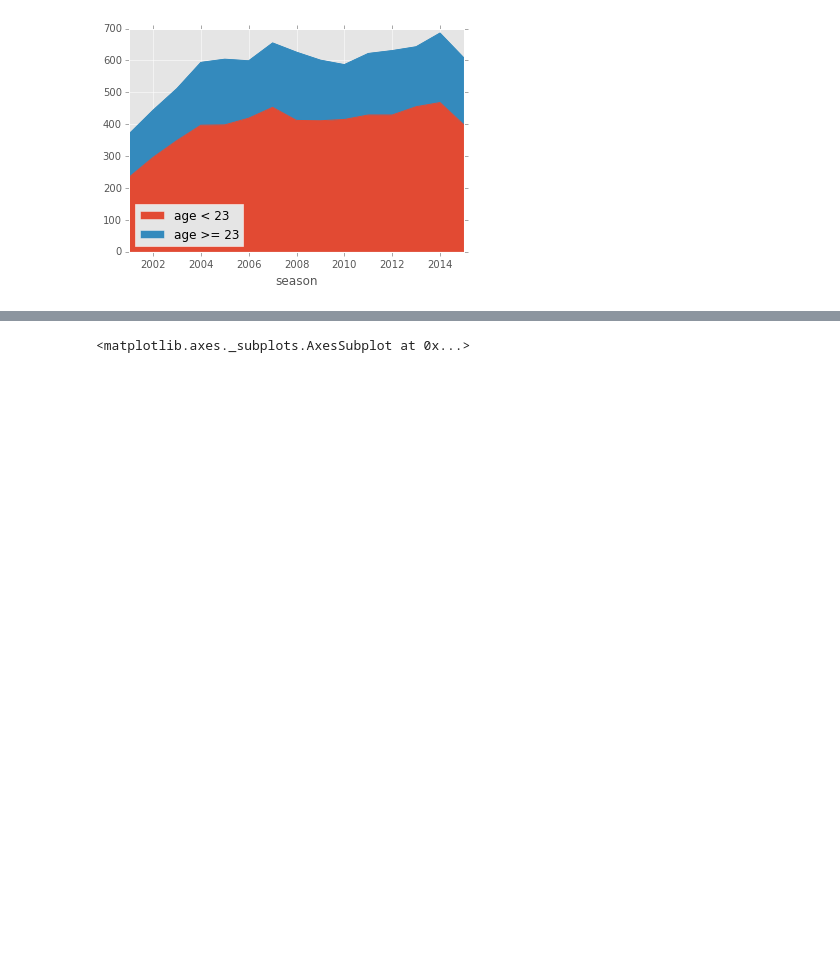
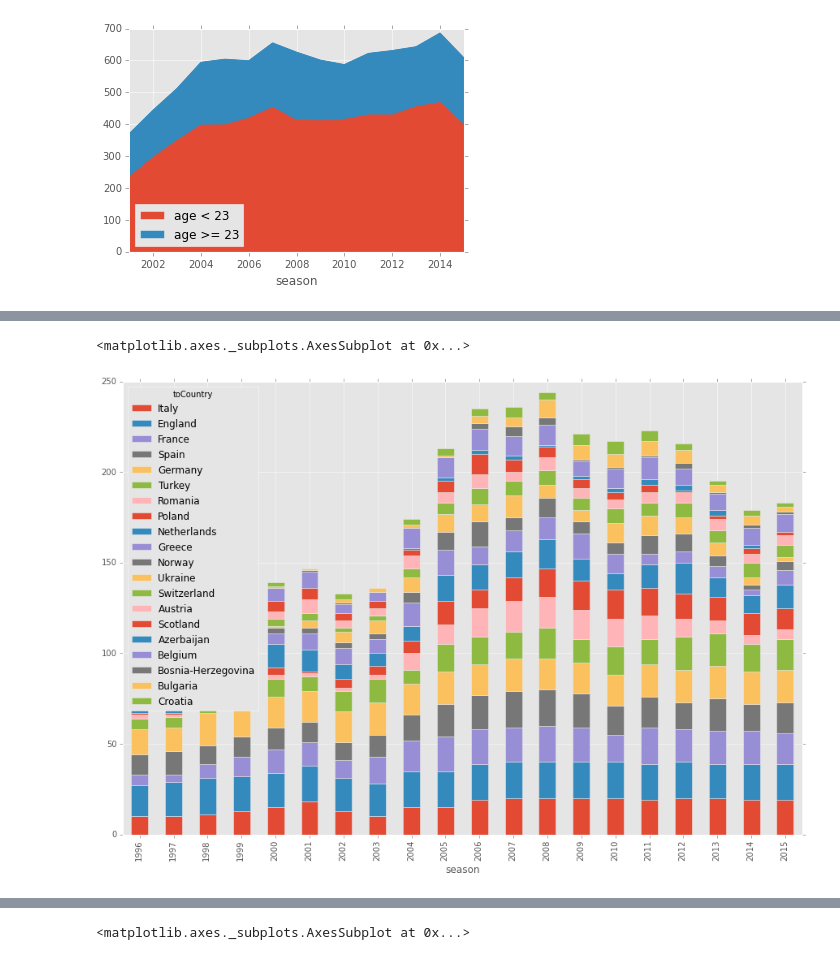
Before and after one commit to kebuhcah/soccer-history, a Jupyter notebook: notebooks/inequality.ipynb, the cells around one changed output, grey strips where cells are left out. Saved outputs shown, nothing was run; the diff lists cells and outputs as text; code cells hidden in the pictures; blank space fills up the shorter version.

```diff
--- a/notebooks/inequality.ipynb
+++ b/notebooks/inequality.ipynb
@@ -48,0 +108,7 @@ t.groupby(['season','nationalityTier']).count()['id'].unstack().plot.bar(stacked
+# %%
+t=nonloans[(nonloans.feeValue>0)&(nonloans.toLeague.isin(leagueList))&(nonloans.season>1995)]
+s=t.groupby(['season','toCountry'])['toTeamId'].nunique().unstack()
+s[s.quantile(.8).sort_values(ascending=False)[:20].index].plot.bar(stacked=True,figsize=(15,10))
+# %% [output]
+<matplotlib.axes._subplots.AxesSubplot at 0x...>
+[figure, added]
```
Also changed, not shown: parts of 10 cells of this notebook, 4 other files.
